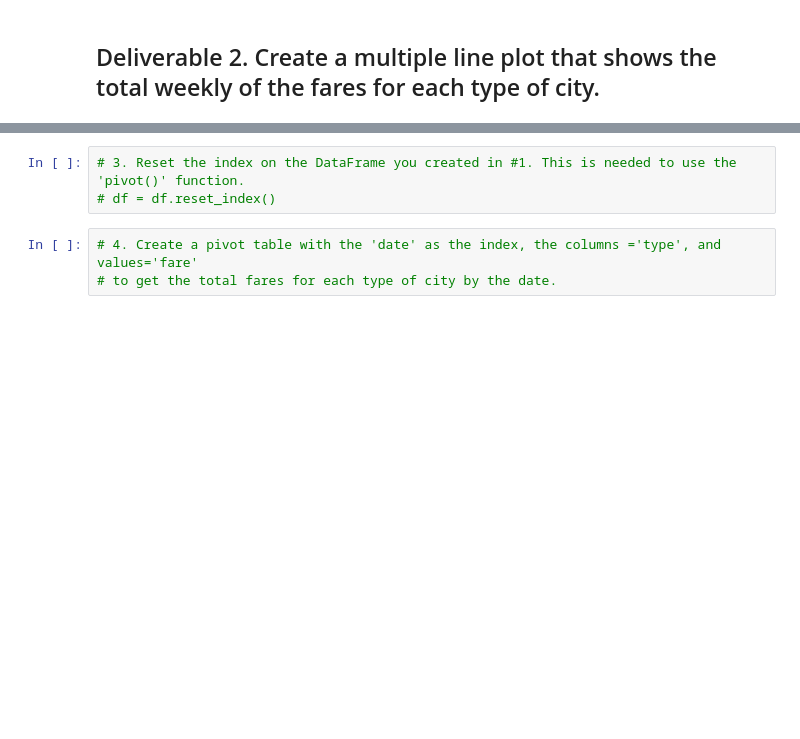
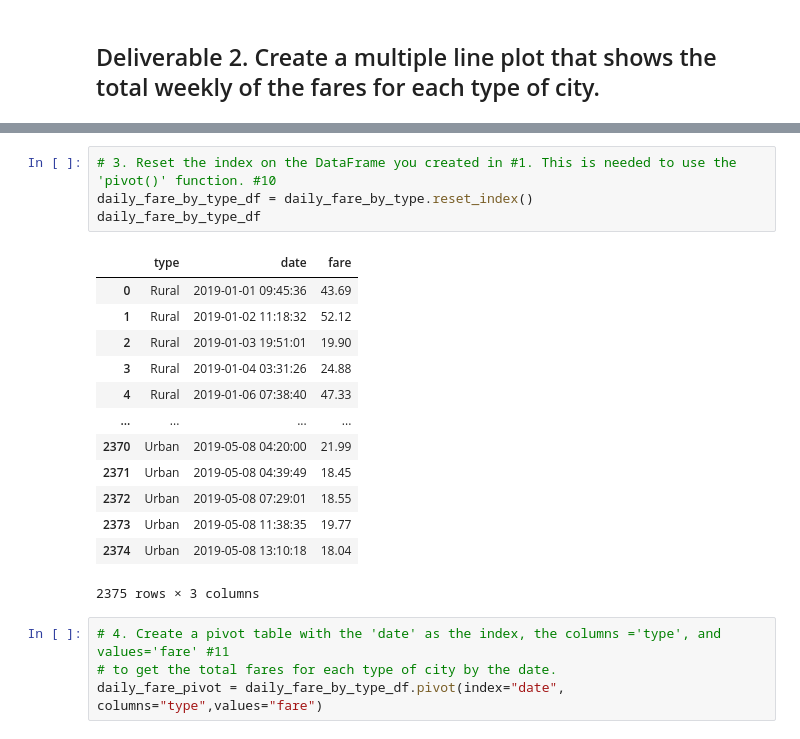
Before and after one commit to jipearson/PyBer_Analysis, a Jupyter notebook: PyBer_Challenge.ipynb, the cells around one changed output, grey strips where cells are left out. Cells and saved outputs as stored; diff of their text form; blank space fills up the shorter version.

```diff
--- a/PyBer_Challenge.ipynb
+++ b/PyBer_Challenge.ipynb
@@ -119,7 +154,23 @@ pyber_summary_df
 # %%
-# 3. Reset the index on the DataFrame you created in #1. This is needed to use the 'pivot()' function.
-# df = df.reset_index()
+# 3. Reset the index on the DataFrame you created in #1. This is needed to use the 'pivot()' function. #10
+daily_fare_by_type_df = daily_fare_by_type.reset_index()
+daily_fare_by_type_df
+# %% [output]
+|  | type | date | fare |
+| 0 | Rural | 2019-01-01 09:45:36 | 43.69 |
+| 1 | Rural | 2019-01-02 11:18:32 | 52.12 |
+| 2 | Rural | 2019-01-03 19:51:01 | 19.90 |
+| 3 | Rural | 2019-01-04 03:31:26 | 24.88 |
+| 4 | Rural | 2019-01-06 07:38:40 | 47.33 |
+| ... | ... | ... | ... |
+| 2370 | Urban | 2019-05-08 04:20:00 | 21.99 |
+| 2371 | Urban | 2019-05-08 04:39:49 | 18.45 |
+| 2372 | Urban | 2019-05-08 07:29:01 | 18.55 |
+| 2373 | Urban | 2019-05-08 11:38:35 | 19.77 |
+| 2374 | Urban | 2019-05-08 13:10:18 | 18.04 |
+2375 rows × 3 columns
 # %%
-# 4. Create a pivot table with the 'date' as the index, the columns ='type', and values='fare'
+# 4. Create a pivot table with the 'date' as the index, the columns ='type', and values='fare' #11
 # to get the total fares for each type of city by the date.
+daily_fare_pivot = daily_fare_by_type_df.pivot(index="date", columns="type",values="fare")
 # %%
```
Also changed, not shown: parts of 9 cells of this notebook, 1 other file.
